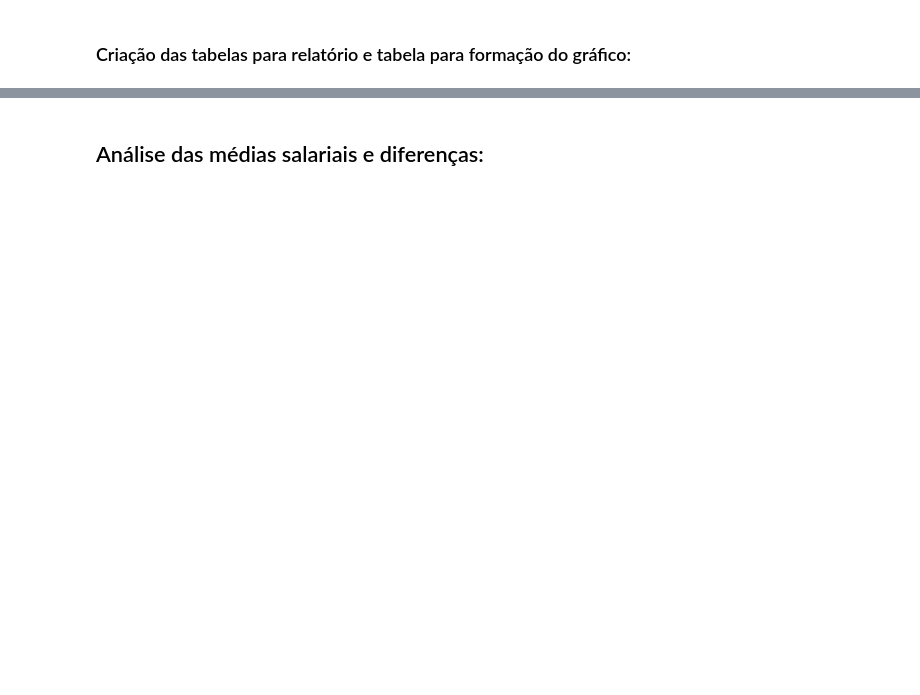
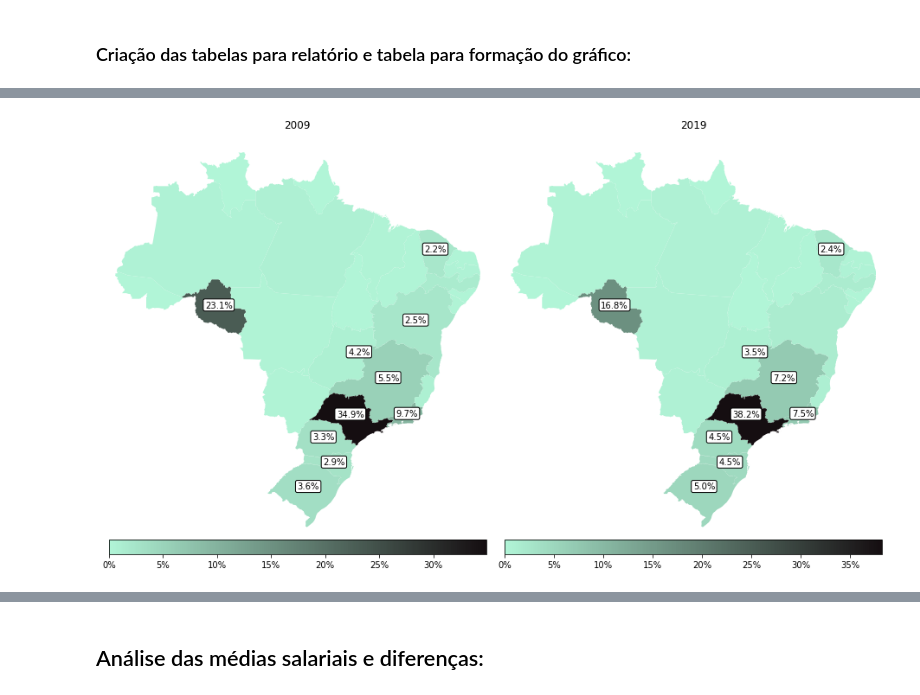
Before and after one commit to yohannmax/ic_fatec_dif_salarial_ti, a Jupyter notebook: notebooks/07-dif_salarial_geral_uf.ipynb, the cells around one changed output, grey strips where cells are left out. Saved outputs shown, nothing was run; the diff lists cells and outputs as text; code cells hidden in the pictures; blank space fills up the shorter version.

```diff
--- a/notebooks/07-dif_salarial_geral_uf.ipynb
+++ b/notebooks/07-dif_salarial_geral_uf.ipynb
@@ -36,0 +157,14 @@ nivel_confianca = 0.01
+# %%
+# Tabela principal para mediana e diferença salarial em 2009:
+RAIS_GERAL_2009_MEDIANA = pd.crosstab(RAIS_GERAL_2009["UF"], RAIS_GERAL_2009["Sexo"].replace(sexo), values = RAIS_GERAL_2009.Remuneração, aggfunc = 'median')
+RAIS_GERAL_2009_MEDIANA.reset_index(inplace = True)
+RAIS_GERAL_2009_MEDIANA.rename(columns = {'UF':'sigla','Fem.':'salario_mediano_mulheres_2009', 'Masc.':'salario_mediano_homens_2009'}, inplace = True)
+RAIS_GERAL_2009_MEDIANA.insert(3, "dif_salarial_mediano_2009", ((RAIS_GERAL_2009_MEDIANA["salario_mediano_mulheres_2009"] - RAIS_GERAL_2009_MEDIANA["salario_mediano_homens_2009"]) / RAIS_GERAL_2009_MEDIANA["salario_mediano_homens_2009"]) * 100)
+df_br_map = df_br_map.merge(RAIS_GERAL_2009_MEDIANA, how = 'inner', on = 'sigla')
+# %%
+# Tabela principal para mediana e diferença salarial em 2019:
+RAIS_GERAL_2019_MEDIANA = pd.crosstab(RAIS_GERAL_2019["UF"], RAIS_GERAL_2019["Sexo"].replace(sexo), values = RAIS_GERAL_2019.Remuneração, aggfunc = 'median')
+RAIS_GERAL_2019_MEDIANA.reset_index(inplace = True)
+RAIS_GERAL_2019_MEDIANA.rename(columns = {'UF':'sigla','Fem.':'salario_mediano_mulheres_2019', 'Masc.':'salario_mediano_homens_2019'}, inplace = True)
+RAIS_GERAL_2019_MEDIANA.insert(3, "dif_salarial_mediano_2019", ((RAIS_GERAL_2019_MEDIANA["salario_mediano_mulheres_2019"] - RAIS_GERAL_2019_MEDIANA["salario_mediano_homens_2019"]) / RAIS_GERAL_2019_MEDIANA["salario_mediano_homens_2019"]) * 100)
+df_br_map = df_br_map.merge(RAIS_GERAL_2019_MEDIANA, how = 'inner', on = 'sigla')
@@ -222,0 +208,49 @@ KeyError: 10
+# %%
+cor_mapa_qnt = mcl.LinearSegmentedColormap.from_list(name = 'Oranges', colors = ['#B1F5D7', '#150E11'], N = 256)
+# %%
+fig, (ax1, ax2) = plt.subplots(1, 2, figsize = (16, 16))
+fig.subplots_adjust(wspace = 0.05)
+
+ax1.set_xlim(xlim_total_esquerda, xlim_total_direita)
+ax2.set_xlim(xlim_total_esquerda, xlim_total_direita)
+
+df_br_map.apply(lambda x: ax1.annotate(text = '{:.1f}%'.format(x['perc_mulheres_2009']),
+                                       xy = (x['centroid'].coords[0][0], x['centroid'].coords[0][1]),
+                                       ha='center', bbox = dict(boxstyle = "round,pad = .2", fc = "1"))
+                        if x['perc_mulheres_2009'] >= 2 else '', axis = 1)
+
+df_br_map.apply(lambda x: ax2.annotate(text = '{:.1f}%'.format(x['perc_mulheres_2019']),
+                                       xy = (x['centroid'].coords[0][0], x['centroid'].coords[0][1]),
+                                       ha='center', bbox = dict(boxstyle = "round,pad = .2", fc = "1"))
+                        if x['perc_mulheres_2019'] >= 2 else '', axis = 1)
+
+df_br_map.plot(cmap = cor_mapa_qnt, column = 'perc_mulheres_2009', ax = ax1)
+
+divider = make_axes_locatable(ax1)
+cax1 = divider.append_axes("bottom", size="3.5%", pad=-0.1)
+cax1.xaxis.set_ticks_position("bottom")
+
+fig.colorbar(plt.cm.ScalarMappable(cmap = cor_mapa_qnt,
+                                   norm = plt.Normalize(vmin = 0, vmax = df_br_map['perc_mulheres_2009'].max())),
+                                   cax1, orientation = "horizontal", format = lambda x, _: f"{x:.0f}%")
+
+df_br_map.plot(cmap = cor_mapa_qnt, column = 'perc_mulheres_2019', ax = ax2)
+
+divider = make_axes_locatable(ax2)
+cax2 = divider.append_axes("bottom", size="3.5%", pad=-0.1)
+
+cax2.xaxis.set_ticks_position("bottom")
+
+fig.colorbar(plt.cm.ScalarMappable(cmap = cor_mapa_qnt,
+                                   norm = plt.Normalize(vmin = 0, vmax = df_br_map['perc_mulheres_2019'].max())),
+                                   cax2, orientation = "horizontal", format=lambda x, _: f"{x:.0f}%")
+
+ax1.set_axis_off()
+ax2.set_axis_off()
+
+ax1.title.set_text('2009')
+ax2.title.set_text('2019')
+
+fig.savefig("./figures/png/map_qnt_mulheres.png", dpi = 300)
+# %% [output]
+[figure, added]
```
Also changed, not shown: parts of 58 cells of this notebook, 22 other files.
